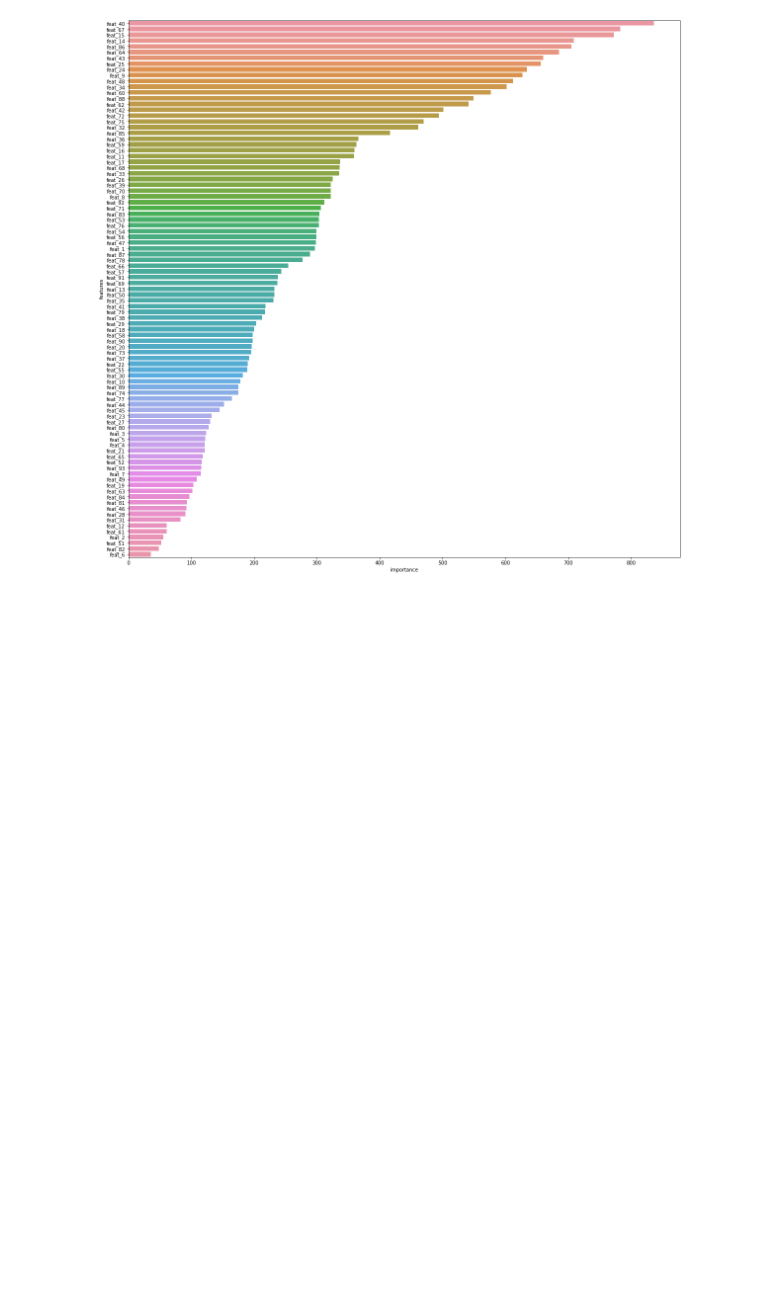
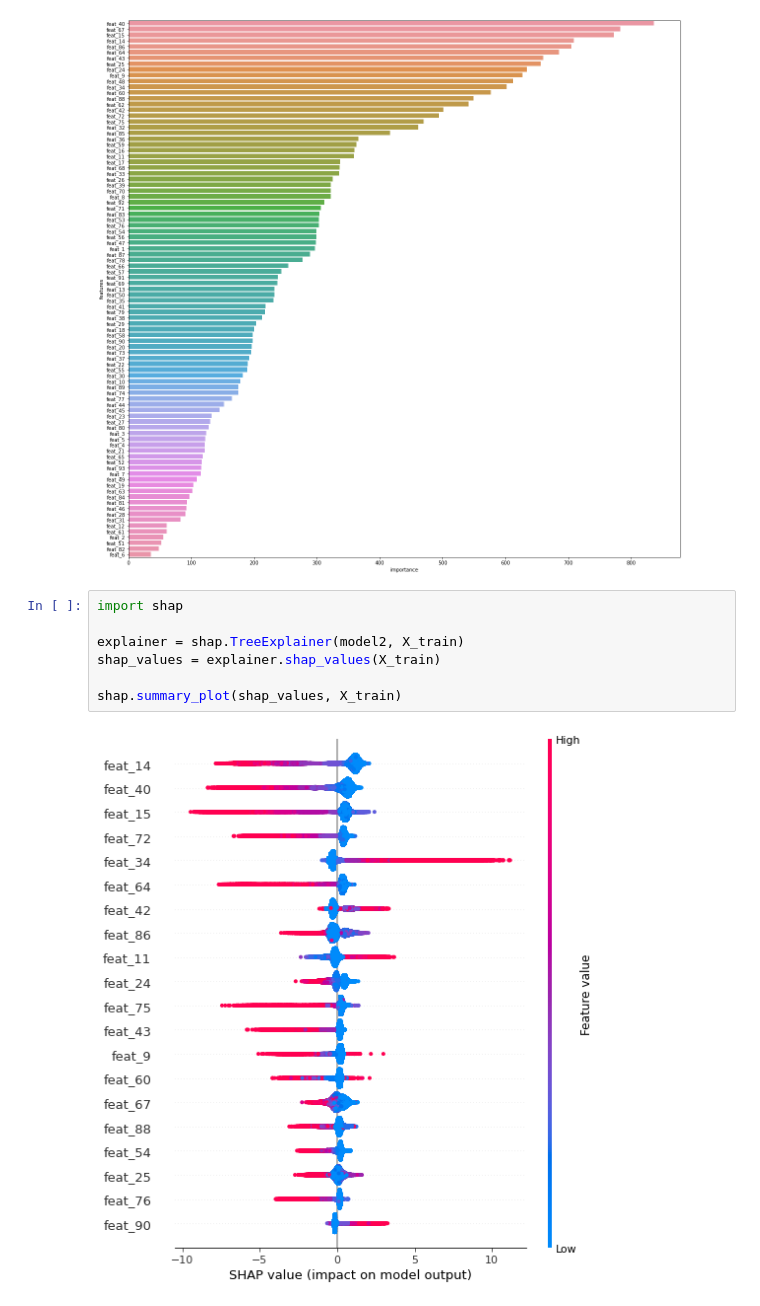
Before and after one commit to akiabe/kaggle_otto-group-product-classification, a Jupyter notebook: notebooks/prac_eda_and_modeling.ipynb, the cells around one changed output. Saved outputs shown, nothing was run; the diff lists cells and outputs as text; blank space fills up the shorter version.

```diff
--- a/notebooks/prac_eda_and_modeling.ipynb
+++ b/notebooks/prac_eda_and_modeling.ipynb
@@ -59,3 +59,12 @@ plt.figure(figsize=(20,20))
 sns.barplot(x="importance", y="features", data=importance);
 # %% [output]
 [figure]
+# %%
+import shap
+
+explainer = shap.TreeExplainer(model2, X_train)
+shap_values = explainer.shap_values(X_train)
+
+shap.summary_plot(shap_values, X_train)
+# %% [output]
+[figure, added]
```
Also changed, not shown: parts of 6 cells of this notebook.
